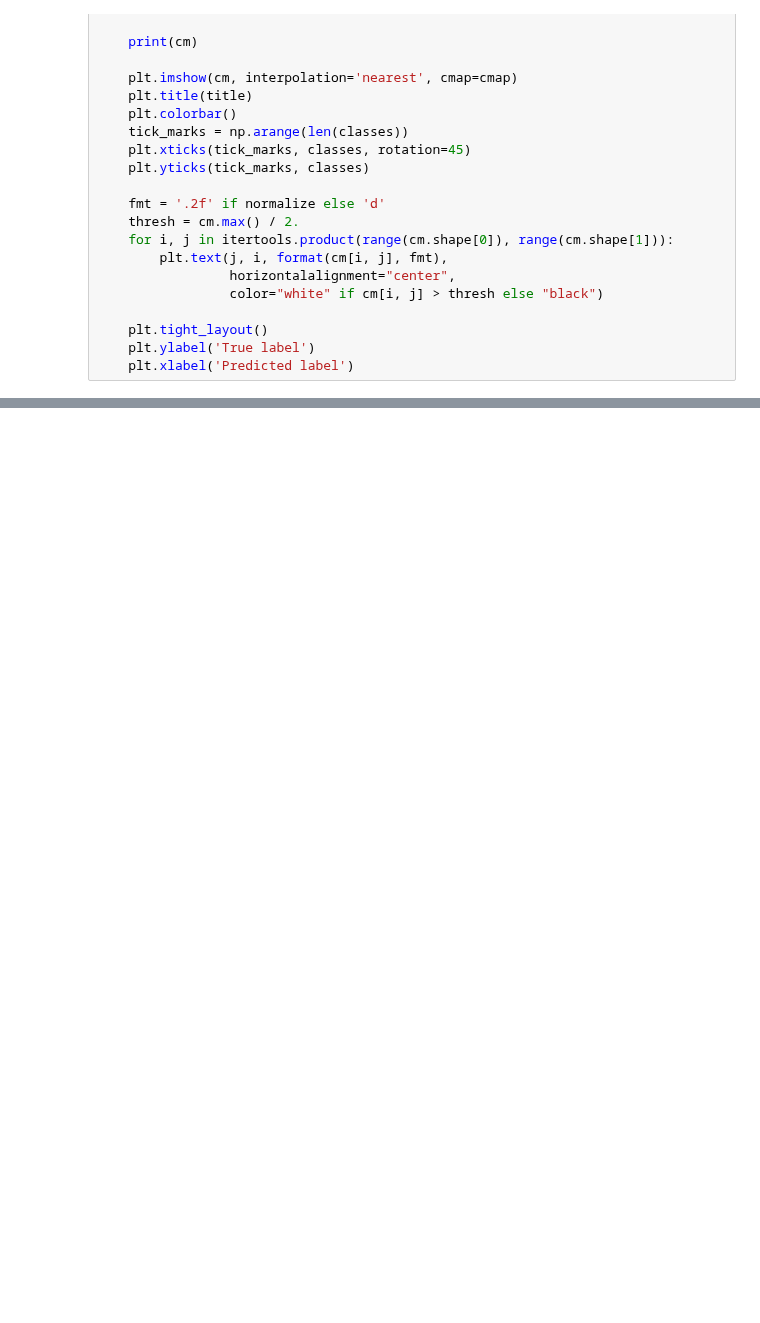
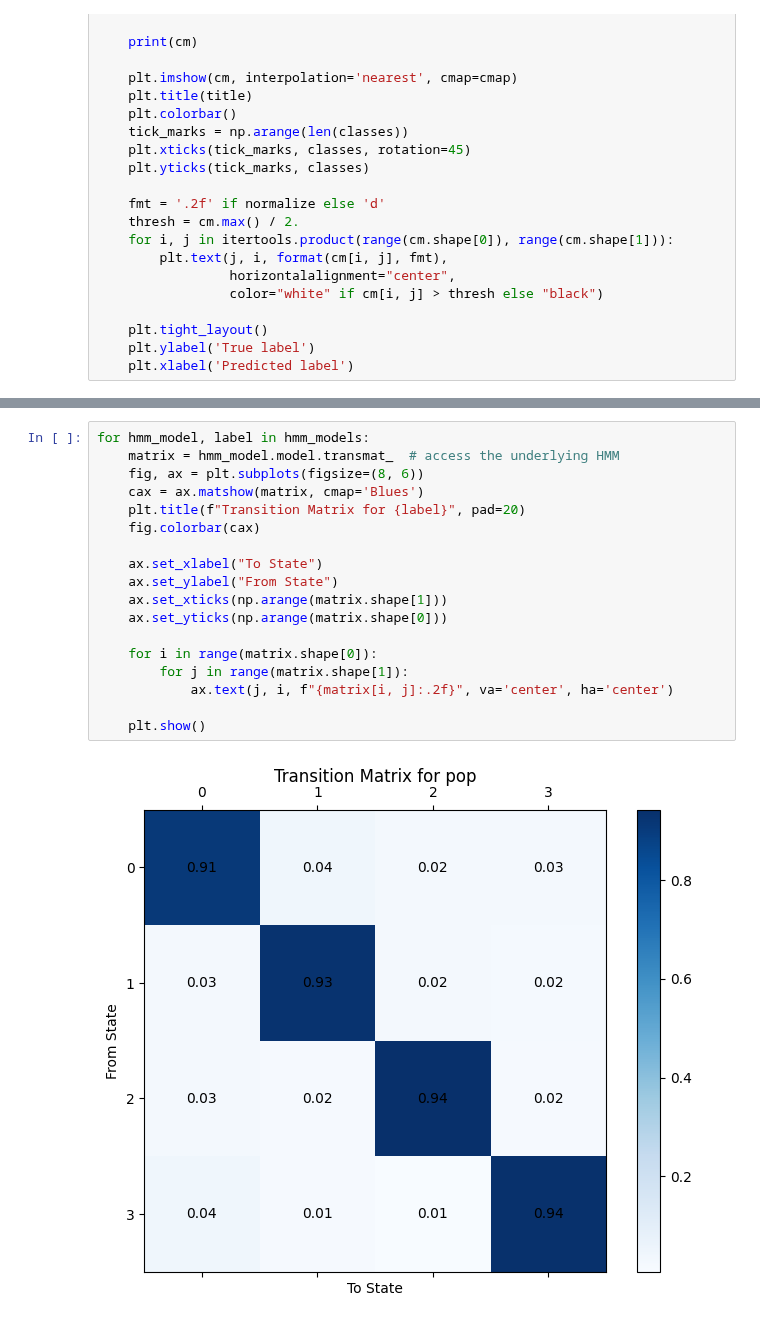
Before and after one commit to helloames/markov-country-music, a Jupyter notebook: eda.ipynb, the cells around one changed output, grey strips where cells are left out. Saved outputs shown, nothing was run; the diff lists cells and outputs as text; blank space fills up the shorter version.

Commit message:
transition matrices for each genre

```diff
--- a/eda.ipynb
+++ b/eda.ipynb
@@ -270,0 +271,20 @@ Normalized confusion matrix
+# %%
+for hmm_model, label in hmm_models:
+    matrix = hmm_model.model.transmat_  # access the underlying HMM
+    fig, ax = plt.subplots(figsize=(8, 6))
+    cax = ax.matshow(matrix, cmap='Blues')
+    plt.title(f"Transition Matrix for {label}", pad=20)
+    fig.colorbar(cax)
+
+    ax.set_xlabel("To State")
+    ax.set_ylabel("From State")
+    ax.set_xticks(np.arange(matrix.shape[1]))
+    ax.set_yticks(np.arange(matrix.shape[0]))
+
+    for i in range(matrix.shape[0]):
+        for j in range(matrix.shape[1]):
+            ax.text(j, i, f"{matrix[i, j]:.2f}", va='center', ha='center')
+
+    plt.show()
+# %% [output]
+[figure, added]
```
Also changed, not shown: parts of 2 cells of this notebook.
